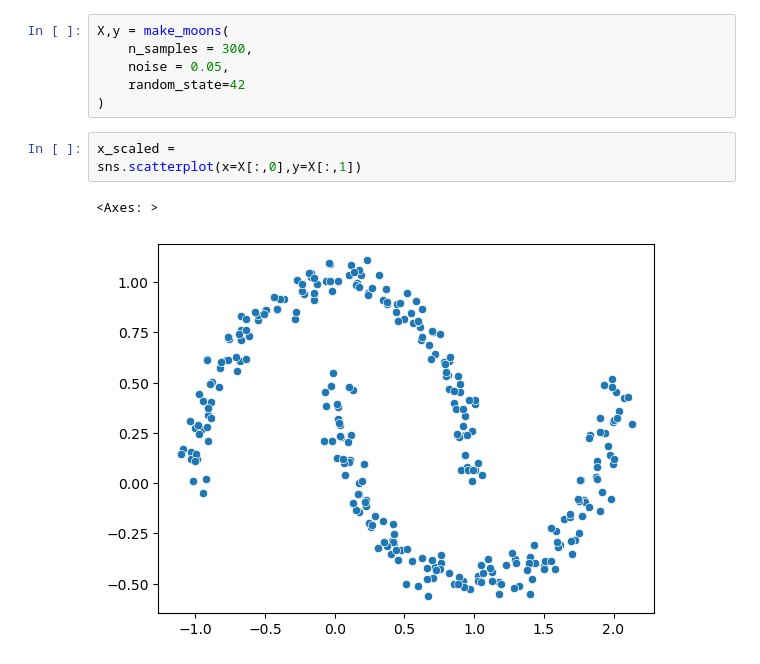
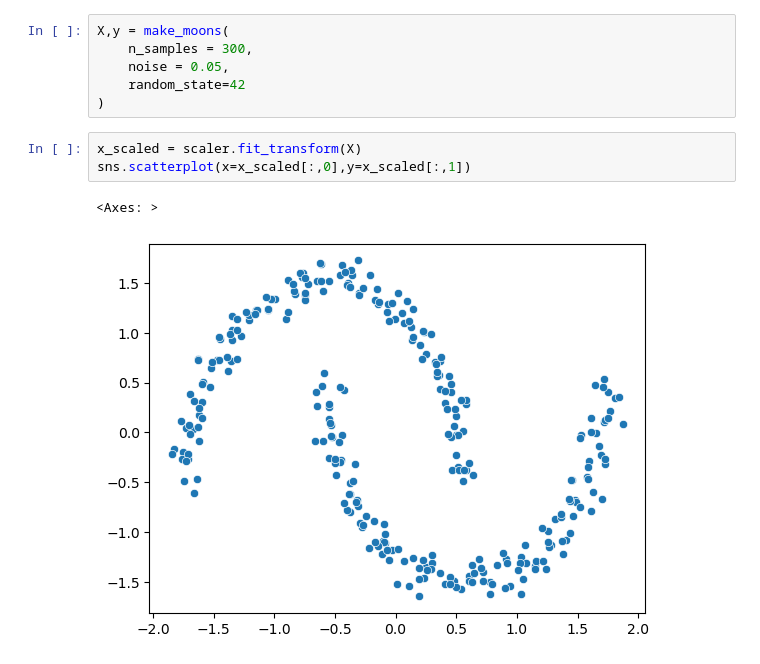
Before and after one commit to Prithvikatkar17/AIML, a Jupyter notebook: 13_Unsuppervised_ml/04_DBSCAN.ipynb, the cells around one changed output. Saved outputs shown, nothing was run; the diff lists cells and outputs as text.

```diff
--- a/13_Unsuppervised_ml/04_DBSCAN.ipynb
+++ b/13_Unsuppervised_ml/04_DBSCAN.ipynb
@@ -41,8 +41,8 @@ X,y = make_moons(
     random_state=42
 )
 # %%
-x_scaled =
-sns.scatterplot(x=X[:,0],y=X[:,1])
+x_scaled = scaler.fit_transform(X)
+sns.scatterplot(x=x_scaled[:,0],y=x_scaled[:,1])
 # %% [output]
 <Axes: >
-[figure, old version]
+[figure, new version]
```
